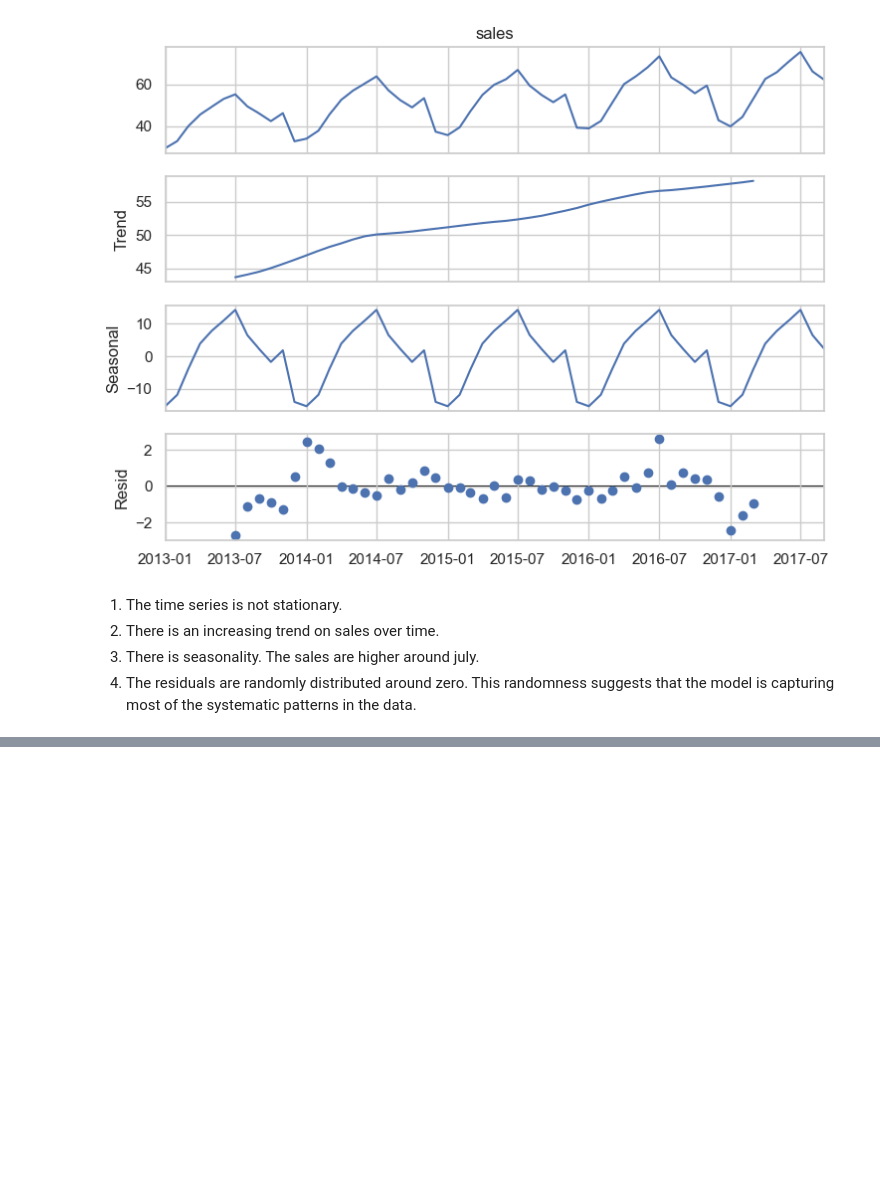
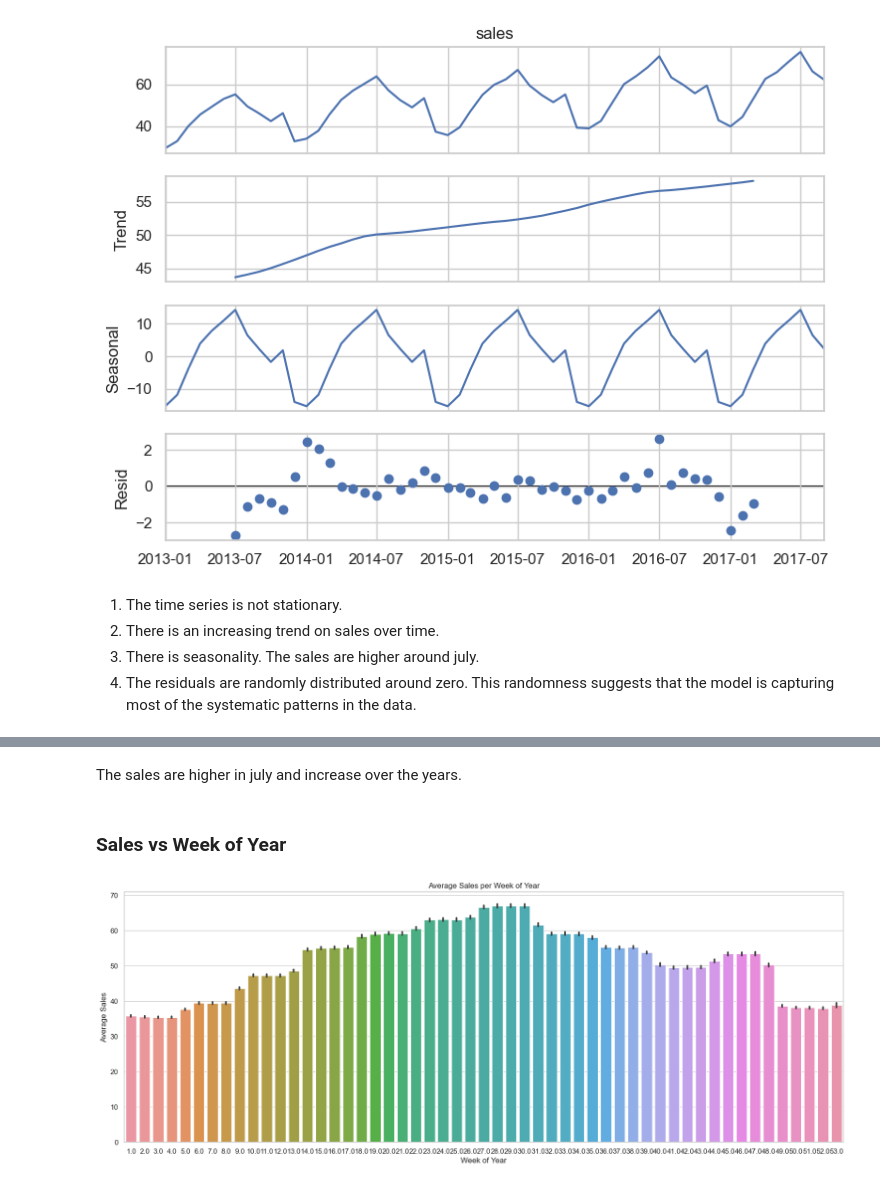
Before and after one commit to allmeidaapedro/Store-Item-Demand-Forecasting, a Jupyter notebook: notebooks/eda.ipynb, the cells around one changed output, grey strips where cells are left out. Cells and saved outputs as stored; diff of their text form; code cells hidden in the pictures; blank space fills up the shorter version.

```diff
--- a/notebooks/eda.ipynb
+++ b/notebooks/eda.ipynb
@@ -303,0 +338,13 @@ fig.set_size_inches(8, 6)
+# %% [markdown]
+The sales are higher in july and increase over the years.
+# %% [markdown]
+### Sales vs Week of Year
+# %%
+plt.figure(figsize=(20, 7))
+sns.barplot(data=train, x='weekofyear', y='sales')
+plt.title('Average Sales per Week of Year')
+plt.xlabel('Week of Year')
+plt.ylabel('Average Sales')
+plt.show()
+# %% [output]
+[figure, added]
```
Also changed, not shown: parts of 21 cells of this notebook.
